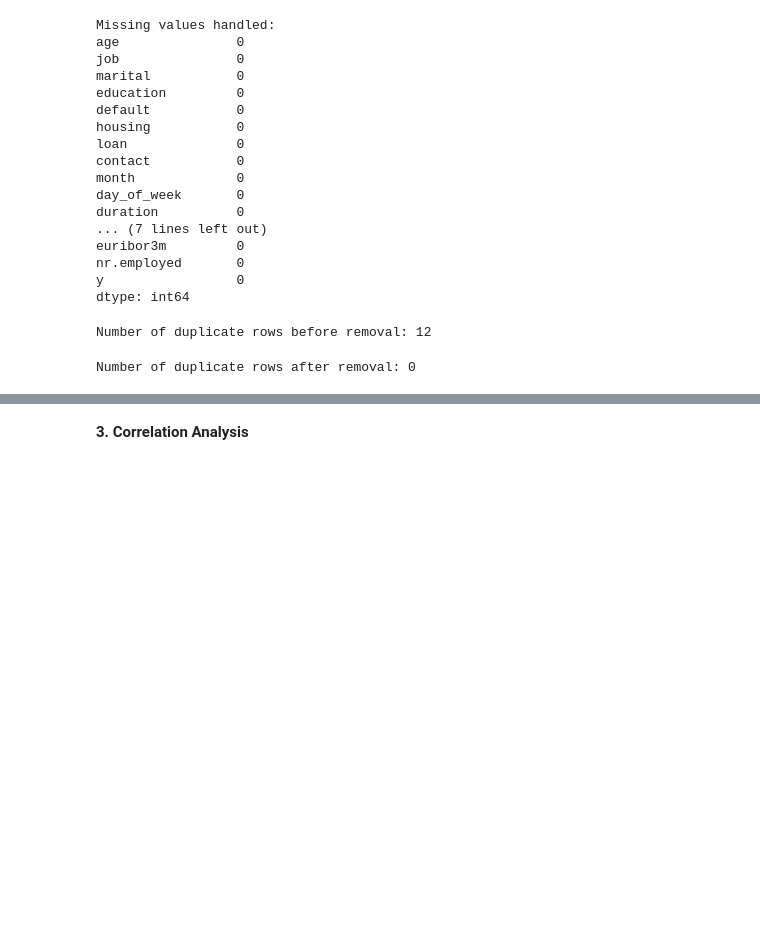
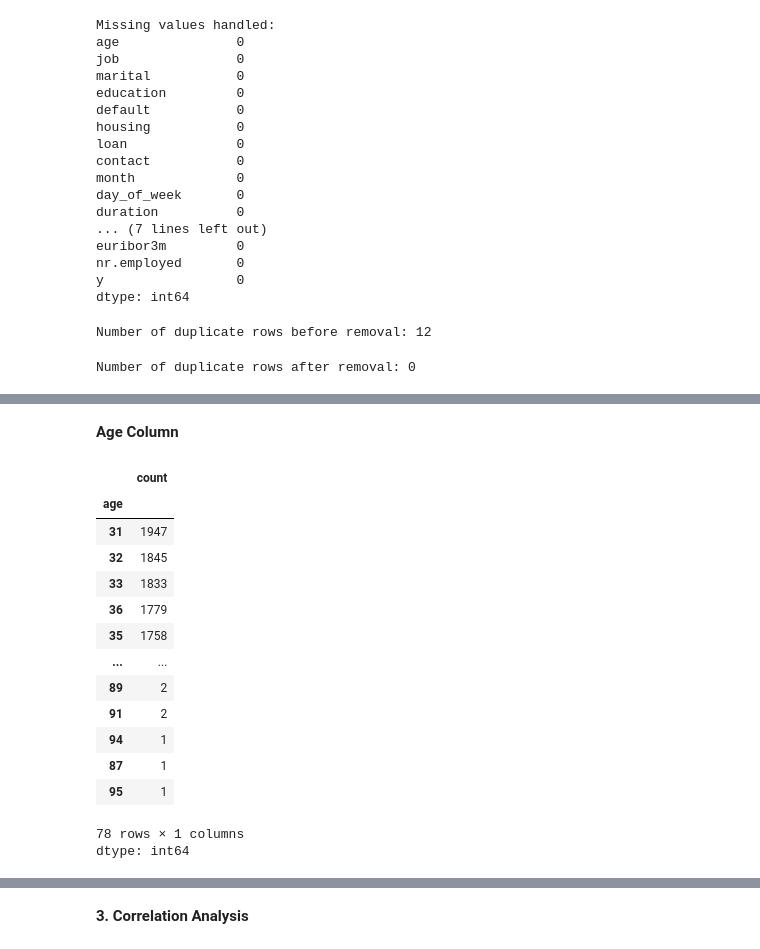
Before and after one commit to SiyumiJayawardhane/Customer-Subscription-Prediction, a Jupyter notebook: MachineLearningCourseWork.ipynb, the cells around one changed output, grey strips where cells are left out. Drawn from its saved outputs; the diff is of its cells as text; code cells hidden in the pictures; blank space fills up the shorter version.

```diff
--- a/MachineLearningCourseWork.ipynb
+++ b/MachineLearningCourseWork.ipynb
@@ -151,0 +184,20 @@ Number of duplicate rows after removal: 0
+# %% [markdown]
+**Age Column**
+# %%
+data.age.value_counts()
+# %% [output]
+|  | count |
+| age |  |
+| 31 | 1947 |
+| 32 | 1845 |
+| 33 | 1833 |
+| 36 | 1779 |
+| 35 | 1758 |
+| ... | ... |
+| 89 | 2 |
+| 91 | 2 |
+| 94 | 1 |
+| 87 | 1 |
+| 95 | 1 |
+78 rows × 1 columns
+dtype: int64
```
Also changed, not shown: parts of 43 cells of this notebook.
